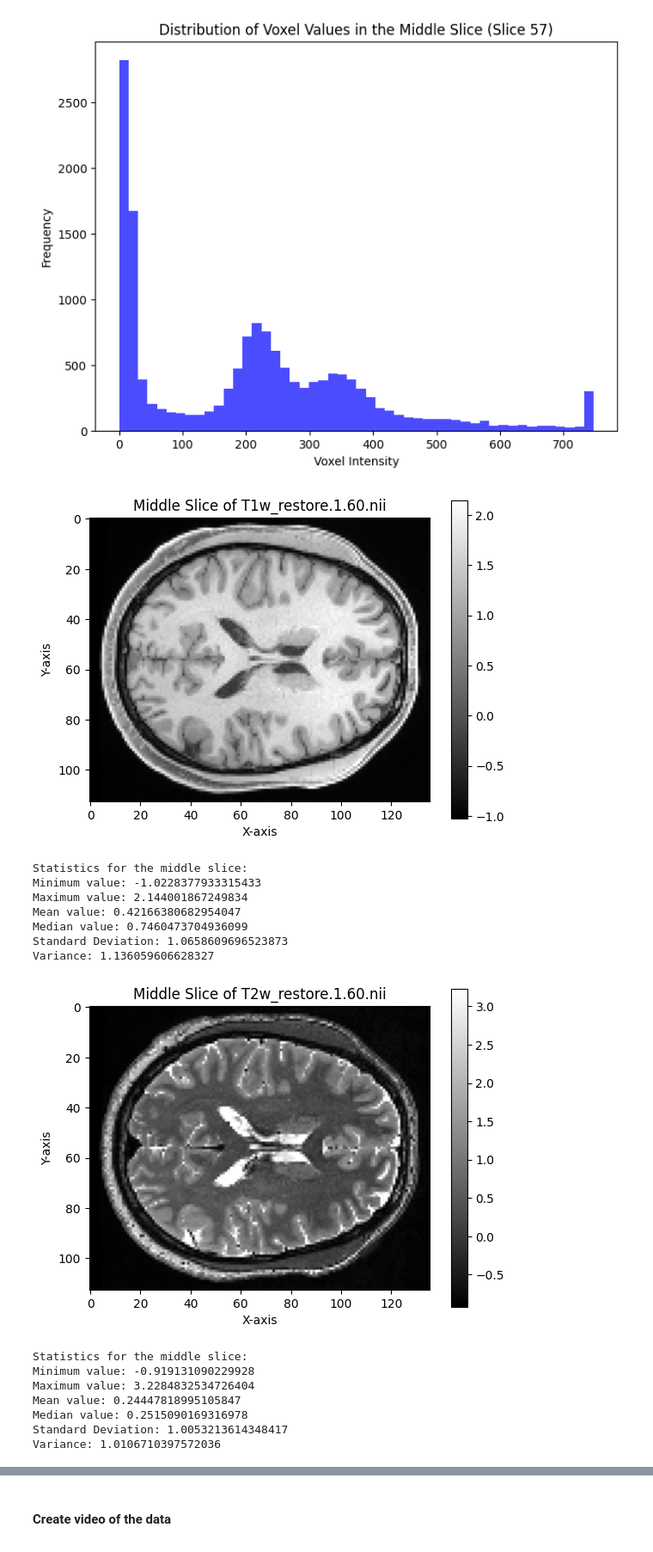
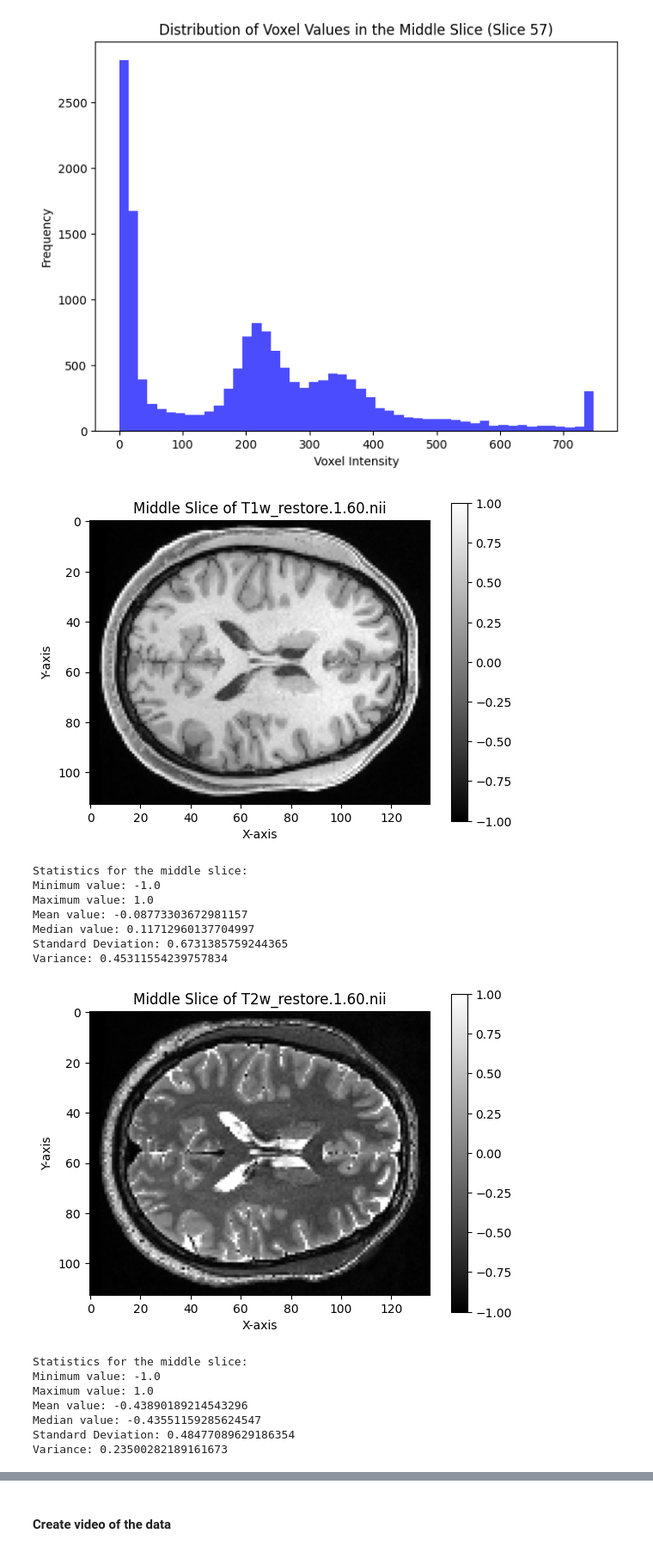
Before and after one commit to Magic-Solutions/MRI-Super-Resolution, a Jupyter notebook: utils/eda_notebook.ipynb, the cells around one changed output, grey strips where cells are left out. Shown at 86% size. Cells and saved outputs as stored; diff of their text form; code cells hidden in the pictures.

```diff
--- a/utils/eda_notebook.ipynb
+++ b/utils/eda_notebook.ipynb
@@ -13,11 +13,17 @@ from matplotlib.backends.backend_pdf import PdfPages
 ### Import data
 # %%
 # Load the NIfTI file t1w
-nifti_file = '../data/Structural Preprocessed for 7T (1.6mm:59k mesh)/100610/MNINonLinear/T1w_restore.1.60.nii'
+nifti_file = '../data/HCP/Structural Preprocessed for 7T (1.6mm:59k mesh)/100610/MNINonLinear/T1w_restore.1.60.nii'
 img = nib.load(nifti_file)
 data1 = img.get_fdata()
-
 # Load the NIfTI file t2w
-nifti_file = '../data/Structural Preprocessed for 7T (1.6mm:59k mesh)/100610/MNINonLinear/T2w_restore.1.60.nii'
+nifti_file = '../data/HCP/Structural Preprocessed for 7T (1.6mm:59k mesh)/100610/MNINonLinear/T2w_restore.1.60.nii'
 img = nib.load(nifti_file)
 data2 = img.get_fdata()
+# %%
+nifti_file = '../data/HCP/Structural Preprocessed for 7T (1.6mm:59k mesh)/100610/MNINonLinear/T1w_restore.1.60.nii'
+img = nib.load(nifti_file)
+data1 = img.get_fdata()
+slice_index = data1.shape[2] // 2  # Taking the middle slice along the z-axis
+slice = data1[:, :, slice_index]
+slice.shape
@@ -111,12 +119,12 @@ def z_score_normalize(data):
 #RAW
 
 # Load the NIfTI file t1w
-nifti_file = '../data/Structural Preprocessed for 7T (1.6mm:59k mesh)/100610/MNINonLinear/T1w_restore.1.60.nii'
+nifti_file = '../data/HCP/Structural Preprocessed for 7T (1.6mm:59k mesh)/100610/MNINonLinear/T1w_restore.1.60.nii'
 img = nib.load(nifti_file)
 data1 = img.get_fdata()
 
 # Load the NIfTI file t2w
-nifti_file = '../data/Structural Preprocessed for 7T (1.6mm:59k mesh)/100610/MNINonLinear/T2w_restore.1.60.nii'
+nifti_file = '../data/HCP/Structural Preprocessed for 7T (1.6mm:59k mesh)/100610/MNINonLinear/T2w_restore.1.60.nii'
 img = nib.load(nifti_file)
 data2 = img.get_fdata()
 
@@ -172,12 +180,12 @@ Variance: 34774.41827945989
 # CLIP INTENSITY
 
 # Load the NIfTI file t1w
-nifti_file = '../data/Structural Preprocessed for 7T (1.6mm:59k mesh)/100610/MNINonLinear/T1w_restore.1.60.nii'
+nifti_file = '../data/HCP/Structural Preprocessed for 7T (1.6mm:59k mesh)/100610/MNINonLinear/T1w_restore.1.60.nii'
 img = nib.load(nifti_file)
 data1 = img.get_fdata()
 
 # Load the NIfTI file t2w
-nifti_file = '../data/Structural Preprocessed for 7T (1.6mm:59k mesh)/100610/MNINonLinear/T2w_restore.1.60.nii'
+nifti_file = '../data/HCP/Structural Preprocessed for 7T (1.6mm:59k mesh)/100610/MNINonLinear/T2w_restore.1.60.nii'
 img = nib.load(nifti_file)
 data2 = img.get_fdata()
 
@@ -237,12 +245,12 @@ Variance: 32825.245090966426
 # Z NORMALIZATION
 
 # Load the NIfTI file t1w
-nifti_file = '../data/Structural Preprocessed for 7T (1.6mm:59k mesh)/100610/MNINonLinear/T1w_restore.1.60.nii'
+nifti_file = '../data/HCP/Structural Preprocessed for 7T (1.6mm:59k mesh)/100610/MNINonLinear/T1w_restore.1.60.nii'
 img = nib.load(nifti_file)
 data1 = img.get_fdata()
 
 # Load the NIfTI file t2w
-nifti_file = '../data/Structural Preprocessed for 7T (1.6mm:59k mesh)/100610/MNINonLinear/T2w_restore.1.60.nii'
+nifti_file = '../data/HCP/Structural Preprocessed for 7T (1.6mm:59k mesh)/100610/MNINonLinear/T2w_restore.1.60.nii'
 img = nib.load(nifti_file)
 data2 = img.get_fdata()
 
@@ -253,49 +261,60 @@ data2 = clip_intensity(data2)
 #Z normalization
 data1 = z_score_normalize(data1)
 data2 = z_score_normalize(data2)
+
+#MinMax to [-1,1]
+def min_max_scale(data, new_min=-1, new_max=1):
+    data_min = np.min(data)
+    data_max = np.max(data)
+    data_scaled = (data - data_min) / (data_max - data_min)  # Rescale to [0, 1]
+    data_scaled = data_scaled * (new_max - new_min) + new_min  # Rescale to [new_min, new_max]
+    return data_scaled
+# Assuming data1 and data2 are numpy arrays containing the images
+data1 = min_max_scale(data1)
+data2 = min_max_scale(data2)
 
 # Plotting a slice from the middle of the volume
 data = data1
 slice_index = data.shape[2] // 2  # Taking the middle slice along the z-axis
 plt.imshow(data[:, :, slice_index], cmap='gray')
 plt.colorbar()
 plt.title('Middle Slice of T1w_restore.1.60.nii')
 plt.xlabel('X-axis')
 plt.ylabel('Y-axis')
 plt.show()
 stats(data)
 
 # Plotting a slice from the middle of the volume
 data = data2
 slice_index = data.shape[2] // 2  # Taking the middle slice along the z-axis
 plt.imshow(data[:, :, slice_index], cmap='gray')
 plt.colorbar()
 plt.title('Middle Slice of T2w_restore.1.60.nii')
 plt.xlabel('X-axis')
 plt.ylabel('Y-axis')
 plt.show()
 stats(data)
 
 #Plot voxel distribution
 # plot_voxel_distribution(data1)
 plot_middle_slice_distribution(data1)
 
 # plot_voxel_distribution(data2)
 plot_middle_slice_distribution(data2)
 # %% [output]
-[figure, old version]
+[figure, new version]
 Statistics for the middle slice:
-Minimum value: -1.0228377933315433
-Maximum value: 2.144001867249834
-Mean value: 0.42166380682954047
-Median value: 0.7460473704936099
-Standard Deviation: 1.0658609696523873
-Variance: 1.136059606628327
+Minimum value: -1.0
+Maximum value: 1.0
+Mean value: -0.08773303672981157
+Median value: 0.11712960137704997
+Standard Deviation: 0.6731385759244365
+Variance: 0.45311554239757834
-[figure, old version]
+[figure, new version]
 Statistics for the middle slice:
-Minimum value: -0.919131090229928
-Maximum value: 3.2284832534726404
-Mean value: 0.24447818995105847
-Median value: 0.2515090169316978
-Standard Deviation: 1.0053213614348417
-Variance: 1.0106710397572036
+Minimum value: -1.0
+Maximum value: 1.0
+Mean value: -0.43890189214543296
+Median value: -0.43551159285624547
+Standard Deviation: 0.48477089629186354
+Variance: 0.23500282189161673
```
Also changed, not shown: parts of 2 cells of this notebook.
